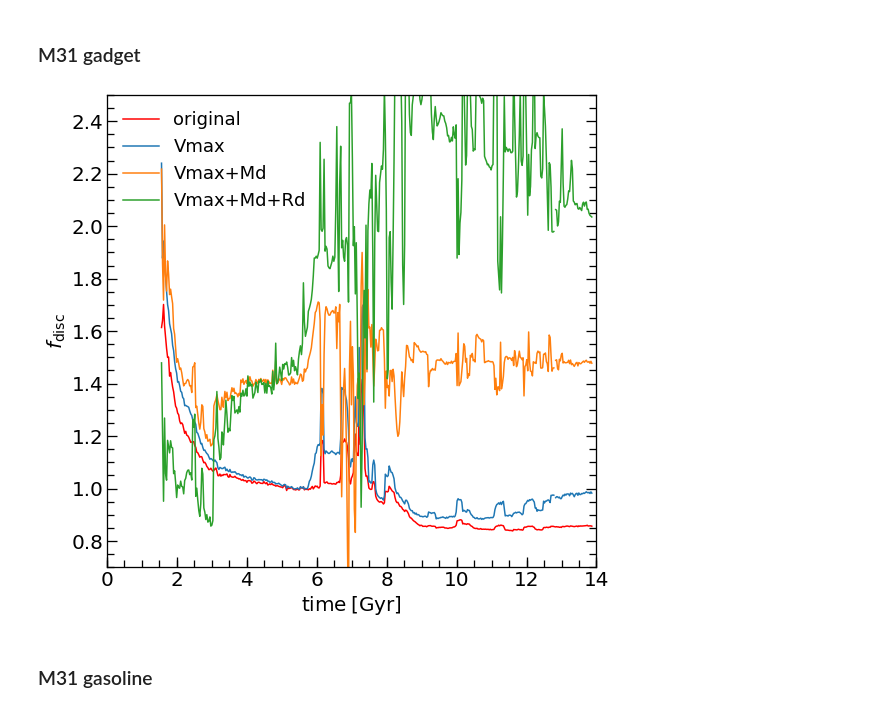
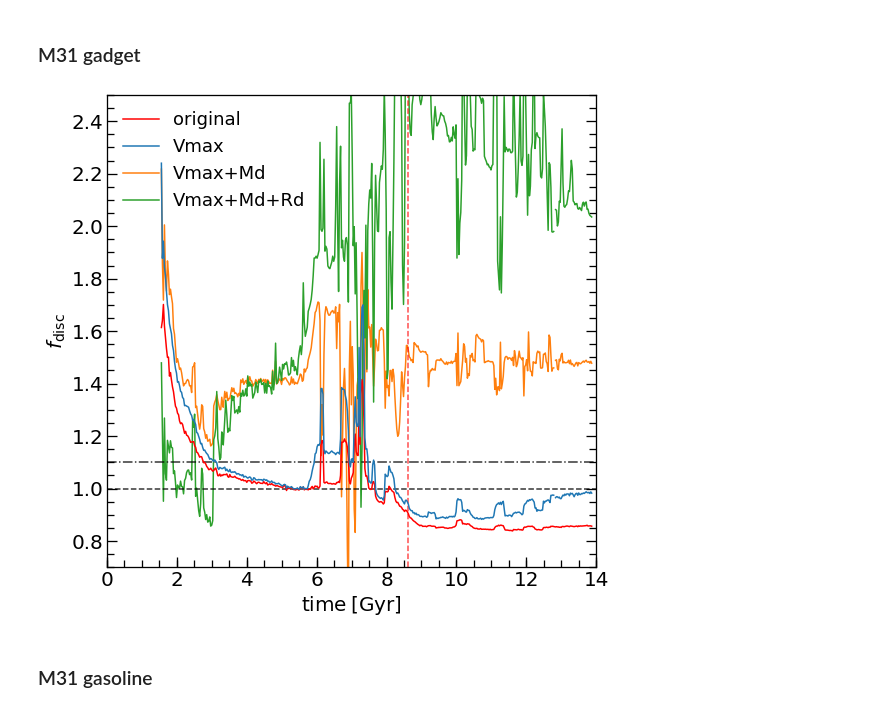
Before and after one commit to ornemarioni/Barras_GdGs, a Jupyter notebook: Barras_Gd/programs/fdisk_test_referee.ipynb, the cells around one changed output. Drawn from its saved outputs; the diff is of its cells as text; code cells hidden in the pictures.

```diff
--- a/Barras_Gd/programs/fdisk_test_referee.ipynb
+++ b/Barras_Gd/programs/fdisk_test_referee.ipynb
@@ -373,8 +373,8 @@ for j in range(len(snapshot)-1,0,-1):
         archivo.close()
 # %%
 import numpy as np
-# path = '/home/omarioni/'
-path = '/home/ornela/PYTHON/Barras_GdGs/Barras_Gd/_data/correcciones/'
+path = '/home/omarioni/Barras_GdGs/Barras_Gd/_data/correcciones/'
+# path = '/home/ornela/PYTHON/Barras_GdGs/Barras_Gd/_data/correcciones/'
 data = np.loadtxt(path + 'M31_param4fdisk_GD.dat')
 time_M31gd = data[:,0]
 r50_M31gd  = data[:,1]
@@ -443,6 +443,18 @@ Mgal_M33gs = data[:,5]
 Md_M33gs   = data[:,6]
 Vmax_M33gs = data[:,7]
 V50_M33gs  = data[:,8]
+# %%
+path = '/home/omarioni/'
+M31_gd = np.loadtxt(path + 'Barras_GdGs/Barras_Gd/_data/M31_lbarvstime2.dat')
+time0_M31gd = M31_gd[:,0][-1]
+
+#------------------------------------------------------------------------------------------
+M31_gs = np.loadtxt(path + 'Barras_GdGs/Barras_Gs/_data/M31_lbarvstime.dat')
+time0_M31gs = M31_gs[:,0][-1]
+
+#------------------------------------------------------------------------------------------
+MW_gs = np.loadtxt(path + 'Barras_GdGs/Barras_Gs/_data/MW_lbarvstime.dat')
+time0_MWgs = MW_gs[:,0][-1]
 # %%
 print '%1.5e'%Md_M31gd[0]
 # %% [output]
@@ -711,36 +723,40 @@ fig, ax = plt.subplots(nrows=1, ncols=1, figsize=(8, 8))#, sharex=True, sharey=T
 #                        gridspec_kw = {'height_ratios':[2,1,2,1]})
 fig.subplots_adjust(bottom=0.10, left =0.12, right = 0.97, top = 0.92)
 
-ax.plot(time_M31gd, fdisk_M31gd, '-', lw=1.5, color = 'r', label='original')
-ax.plot(time_M31gd, fdisk0_M31gd,'-', lw=1.5, color = 'tab:blue',label='Vmax')
+ax.plot(time_M31gd, fdisk_M31gd, '-', lw=1.5, color = 'r', label='original',zorder=20)
+ax.plot(time_M31gd, fdisk0_M31gd,'-', lw=1.5, color = 'tab:blue',label='Vmax',zorder=20)
 ax.plot(time_M31gd, fdisk1_M31gd,'-', lw=1.5, color = 'tab:orange',label='Vmax+Md')
 ax.plot(time_M31gd, fdisk2_M31gd,'-', lw=1.5, color = 'tab:green',label='Vmax+Md+Rd')
 # ax.plot(time_M31gd, fdisk3_M31gd,'-', lw=1.5, color = 'tab:purple',label='Vmax+2r50+Mdisk_star+gas')
 
 ax.set_xlim(0,14)
 ax.set_ylim(0.7,2.5)
 # ax.set_yscale('log')
 ax.set_xticks([0,2,4,6,8,10,12,14])
 # ax.set_yticks(np.arange(1,5,1))
 # ax.yaxis.set_major_formatter(ticker.ScalarFormatter())
 ax.set_ylabel(r'$f_{\mathrm{disc}}$',fontsize=20)
 ax.set_xlabel(r'$\mathrm{time\:[Gyr]}$',fontsize=20)
+
+ax.axvline(x=time0_M31gd, ls ='--', lw=1.5, color='r',alpha=0.7)
+ax.axhline(y=1.0, ls='--',lw=1.5, color='k',alpha=0.8)
+ax.axhline(y=1.1, ls='-.',lw=1.5, color='k',alpha=0.8)
 
 ax.spines['right'].set_linewidth(1.3)
 ax.spines['left'].set_linewidth(1.3)
 ax.spines['top'].set_linewidth(1.3)
 ax.spines['bottom'].set_linewidth(1.3)
 
 ax.minorticks_on()
 ax.tick_params( labelsize=20)
 ax.tick_params('both', length=7, width=1.3,which='minor', direction='in', right=True,top=False)
 ax.tick_params('both', length=10, width=1.3,which='major', direction='in', right=True,top=False)
 ax.xaxis.set_minor_locator(MultipleLocator(1/2.))
 
 ax.legend(fontsize=18,frameon=False, loc=2)
 plt.show()
 # %% [output]
-[figure, old version]
+[figure, new version]
 # %% [markdown]
 ### M31 gasoline
 # %%
```
Also changed, not shown: parts of 3 cells of this notebook, 4 other files.
